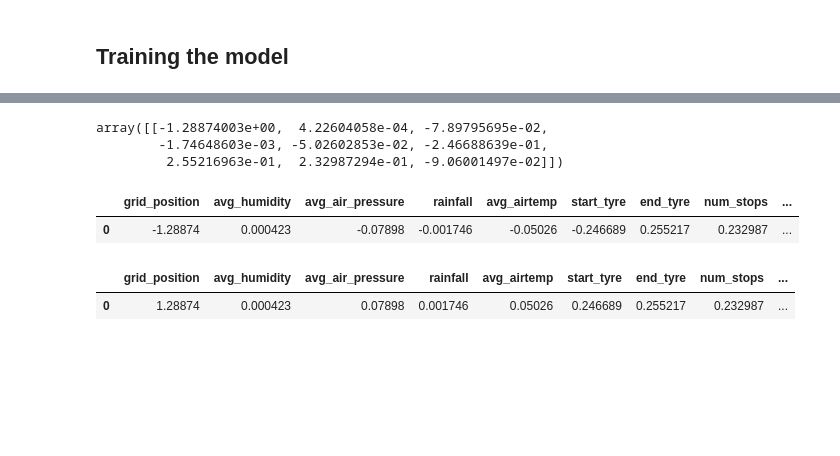
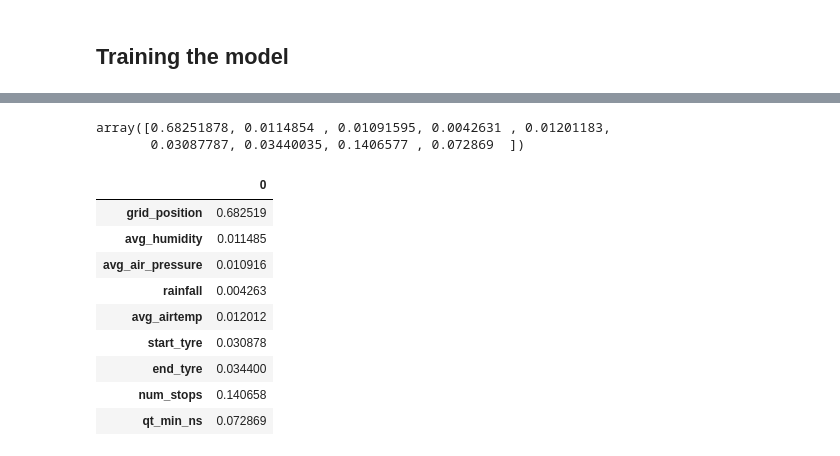
Before and after one commit to Connor-Theo/Formula_1_Sim, a Jupyter notebook: machine_learning_module_refined.ipynb, the cells around one changed output, grey strips where cells are left out. Drawn from its saved outputs; the diff is of its cells as text; code cells hidden in the pictures; blank space fills up the shorter version.

Commit message:
adding final sml and feature importance list

```diff
--- a/machine_learning_module_refined.ipynb
+++ b/machine_learning_module_refined.ipynb
@@ -365,6 +366,0 @@ X_train, X_test, y_train, y_test = train_test_split(X, y, test_size = .33, rando
-# %%
-scaler = StandardScaler()
-X_scaler = scaler.fit(X_train)
-
-X_trained_scaled = X_scaler.transform(X_train)
-X_test_scaled = X_scaler.transform(X_test)
@@ -412,4 +366,0 @@ Accuracy score (validation): 0.734
-# %%
-#preparing model
-classifier = LogisticRegression(solver='lbfgs', random_state=1)
-classifier
@@ -440,0 +421,13 @@ pd.DataFrame({"Prediction": y_pred, "Actual": y_test})
+# %%
+#running model
+
+classifier = GradientBoostingClassifier(n_estimators=20,
+                                        learning_rate=0.25,
+                                        max_features=5,
+                                        max_depth=3,
+                                        random_state=0)
+# Fit the model
+classifier.fit(X_trained_scaled, y_train)
+# Make Prediction
+predictions = classifier.predict(X_test_scaled)
+pd.DataFrame({"Prediction": predictions, "Actual": y_test}).head(20)
@@ -454,20 +484,23 @@ array([[130,  48],
 # %%
 #determining the importance of features
-importance = classifier.coef_
+importance = classifier.feature_importances_
 importance
 # %% [output]
-array([[-1.28874003e+00,  4.22604058e-04, -7.89795695e-02,
-        -1.74648603e-03, -5.02602853e-02, -2.46688639e-01,
-         2.55216963e-01,  2.32987294e-01, -9.06001497e-02]])
+array([0.68251878, 0.0114854 , 0.01091595, 0.0042631 , 0.01201183,
+       0.03087787, 0.03440035, 0.1406577 , 0.072869  ])
 # %%
+#comparing magnitude
 feature_importance = pd.DataFrame(importance,
-                                 columns = X_train.columns)
+                                 index = X_train.columns)
 feature_importance
 # %% [output]
-|  | grid_position | avg_humidity | avg_air_pressure | rainfall | avg_airtemp | start_tyre | end_tyre | num_stops | ... |
-| 0 | -1.28874 | 0.000423 | -0.07898 | -0.001746 | -0.05026 | -0.246689 | 0.255217 | 0.232987 | ... |
+|  | 0 |
+| grid_position | 0.682519 |
+| avg_humidity | 0.011485 |
+| avg_air_pressure | 0.010916 |
+| rainfall | 0.004263 |
+| avg_airtemp | 0.012012 |
+| start_tyre | 0.030878 |
+| end_tyre | 0.034400 |
+| num_stops | 0.140658 |
+| qt_min_ns | 0.072869 |
-# %%
-feature_importance.apply(abs)
-# %% [output]
-|  | grid_position | avg_humidity | avg_air_pressure | rainfall | avg_airtemp | start_tyre | end_tyre | num_stops | ... |
-| 0 | 1.28874 | 0.000423 | 0.07898 | 0.001746 | 0.05026 | 0.246689 | 0.255217 | 0.232987 | ... |
```
Also changed, not shown: parts of 17 cells of this notebook, 1 other file.
